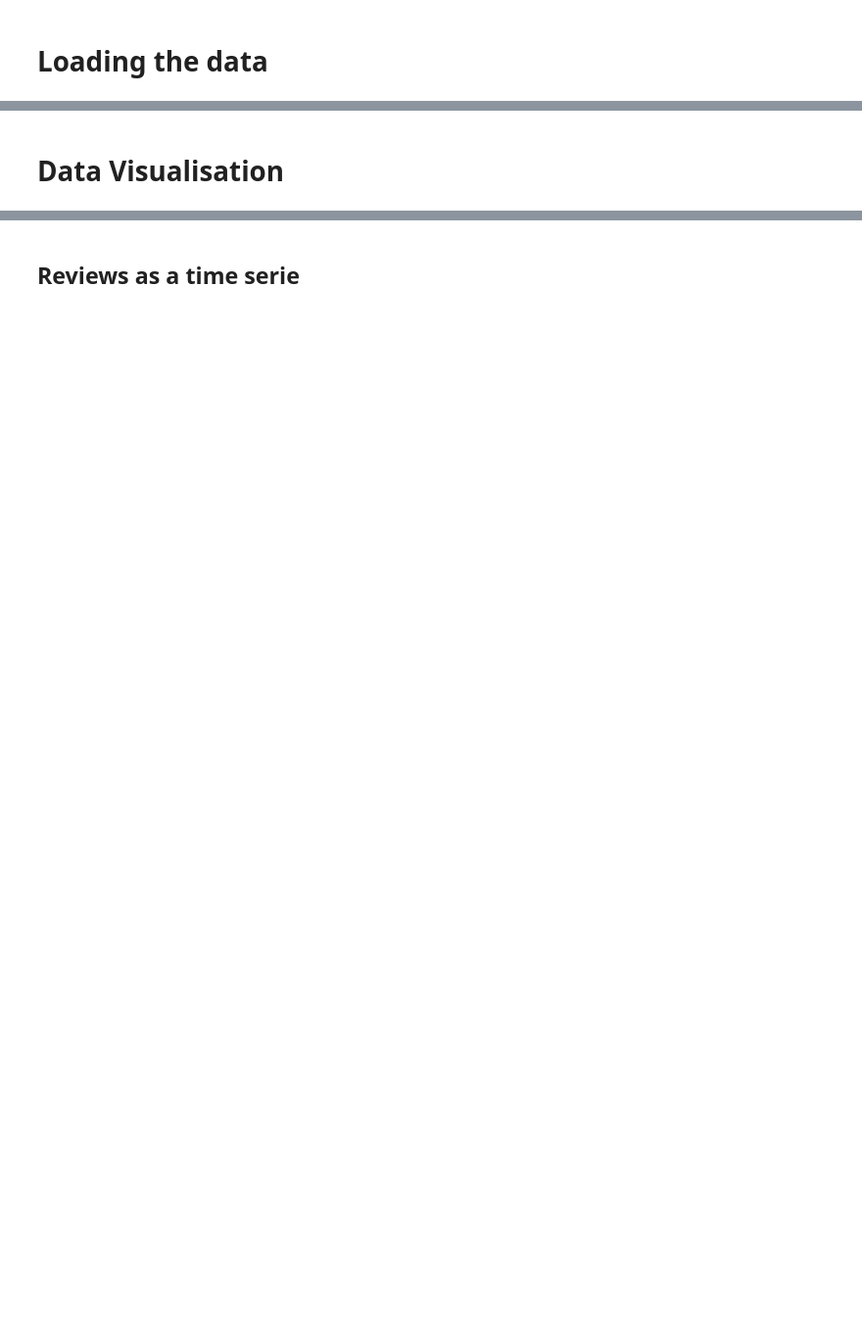
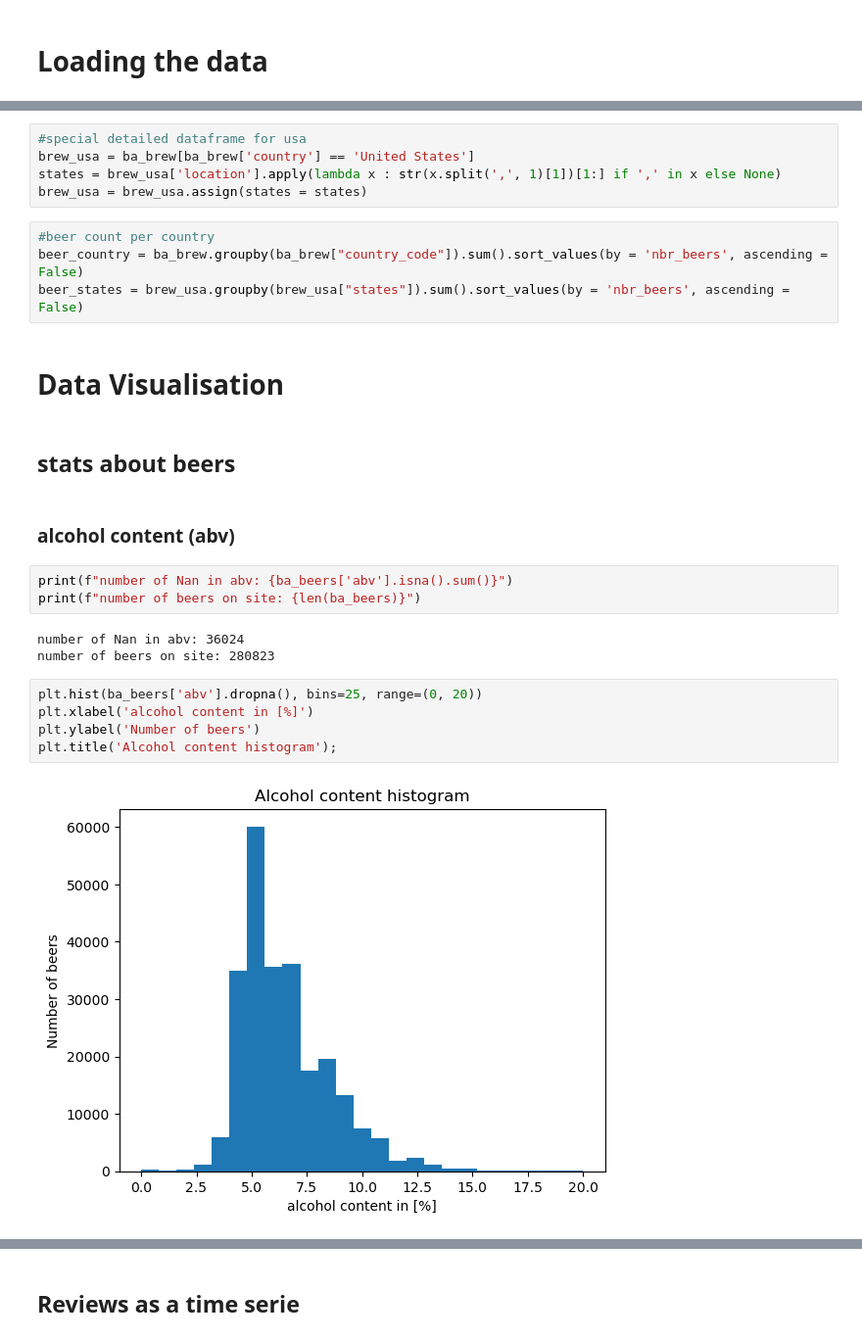
Before and after one commit to mbossert2000/ada_beer, a Jupyter notebook: data_exploration.ipynb, the cells around one changed output, grey strips where cells are left out. Shown at 98% size. Cells and saved outputs as stored; diff of their text form; blank space fills up the shorter version.

Commit message:
working on geodata graphs. matched country names

```diff
--- a/data_exploration.ipynb
+++ b/data_exploration.ipynb
@@ -35,2 +44,28 @@ df_reviews.set_index(df_reviews["date"])
+# %%
+#special detailed dataframe for usa
+brew_usa = ba_brew[ba_brew['country'] == 'United States']
+states = brew_usa['location'].apply(lambda x : str(x.split(',', 1)[1])[1:] if ',' in x else None)
+brew_usa = brew_usa.assign(states = states)
+# %%
+#beer count per country
+beer_country = ba_brew.groupby(ba_brew["country_code"]).sum().sort_values(by = 'nbr_beers', ascending = False)
+beer_states = brew_usa.groupby(brew_usa["states"]).sum().sort_values(by = 'nbr_beers', ascending = False)
 # %% [markdown]
 # Data Visualisation
+# %% [markdown]
+## stats about beers
+# %% [markdown]
+### alcohol content (abv)
+# %%
+print(f"number of Nan in abv: {ba_beers['abv'].isna().sum()}")
+print(f"number of beers on site: {len(ba_beers)}")
+# %% [output]
+number of Nan in abv: 36024
+number of beers on site: 280823
+# %%
+plt.hist(ba_beers['abv'].dropna(), bins=25, range=(0, 20))
+plt.xlabel('alcohol content in [%]')
+plt.ylabel('Number of beers')
+plt.title('Alcohol content histogram');
+# %% [output]
+[figure, added]
```
Also changed, not shown: parts of 21 cells of this notebook.
